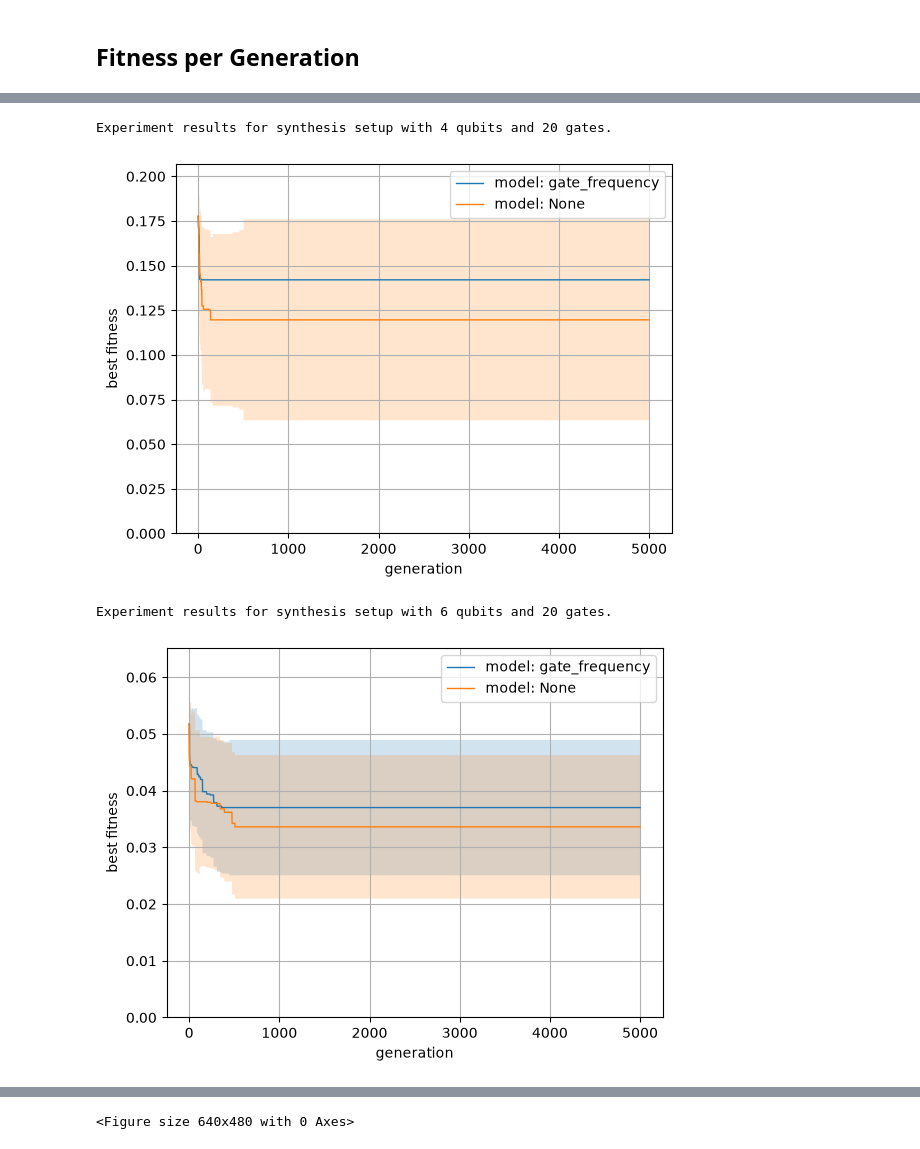
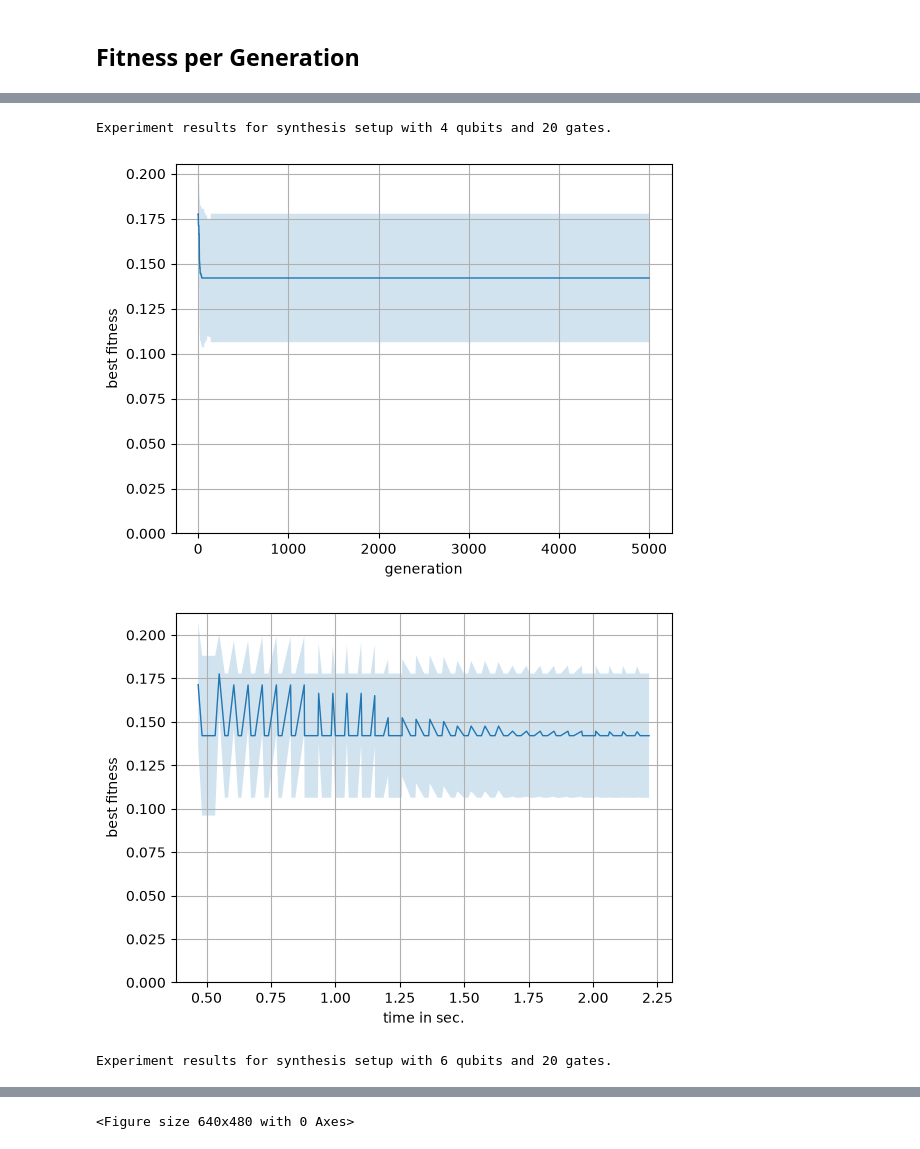
Before and after one commit to westoun/surrogate-assisted-qcs, a Jupyter notebook: evaluation/surrogate_assisted_qcs/analysis.ipynb, the cells around one changed output, grey strips where cells are left out. Drawn from its saved outputs; the diff is of its cells as text; code cells hidden in the pictures.

Commit message:
Group data by timestamp

```diff
--- a/evaluation/surrogate_assisted_qcs/analysis.ipynb
+++ b/evaluation/surrogate_assisted_qcs/analysis.ipynb
@@ -44,6 +44,7 @@ class Experiment:
     tag: str
     data_per_seed: List[pd.DataFrame]
     data_by_generation: pd.DataFrame
+    data_by_timestamp: pd.DataFrame
 
     def __hash__(self) -> str:
         key = f"{self.qubit_num}_{self.gate_count}_{self.model}_"
@@ -104,6 +105,7 @@ def load_experiments(results_dir: str = "results", min_generations: int = None)
             experiment_data = experiment_data.rename(columns={
                 column: column.strip().replace(" ", "_")
             })
+        enhance_data(experiment_data)
 
         experiment = Experiment(
             model=config["params"]["model"],
@@ -126,6 +128,7 @@ def load_experiments(results_dir: str = "results", min_generations: int = None)
 
             data_per_seed=[experiment_data],
             data_by_generation=None,
+            data_by_timestamp=None,
         )
 
         if experiment in experiments and experiment.seeds[0] in experiments[experiment].seeds:
@@ -166,5 +169,7 @@ def load_experiments(results_dir: str = "results", min_generations: int = None)
 
         experiment.data_by_generation = merge_by_generation(
             experiment.data_per_seed)
+        experiment.data_by_timestamp = merge_by_timestamp(
+            experiment.data_per_seed)
 
     return experiments
@@ -220,6 +293,39 @@ def plot_fitness_per_generation(experiments: List[Experiment], labels: List[str]
 
     plt.show()
     plt.clf()
+# %%
+def plot_fitness_per_timestamp(experiments: List[Experiment], labels: List[str], target_path: str = None, plot_std: bool = True, anchor_yaxis: bool = True) -> None:
+    ax = plt.subplot()
+
+    for experiment, label in zip(experiments, labels):
+        df = experiment.data_by_timestamp[:100]
+
+        ax.plot(df["cum_duration"], df["median_best_fitness"], label=label, linewidth=1)
+
+        if plot_std:
+            lower_bound = df["median_best_fitness"] - df["stdev_best_fitness"]
+            upper_bound = df["median_best_fitness"] + df["stdev_best_fitness"]
+            ax.fill_between(
+                df["cum_duration"], lower_bound, upper_bound, alpha=0.2
+            )
+
+    if anchor_yaxis:
+        ax.set_ylim(0)
+
+    ax.set_xlabel("time in sec.")
+
+    ax.set_ylabel("best fitness")
+
+    plt.grid()
+
+    if len(experiments) > 1:
+        plt.legend()
+
+    if target_path is not None:
+        plt.savefig(target_path, bbox_inches='tight')
+
+    plt.show()
+    plt.clf()
 # %% [markdown]
 ## Fitness per Generation
 # %%
@@ -236,26 +356,28 @@ Seed count per experiment:
 # %%
 qubit_nums = [experiment.qubit_num for experiment in experiments]
 qubit_nums = sorted(list(set(qubit_nums)))
 
 gate_counts = [experiment.gate_count for experiment in experiments]
 gate_counts = sorted(list(set(gate_counts)))
 
 for qubit_num in qubit_nums:
     for gate_count in gate_counts:
 
         rel_experiments = filter_experiments(experiments, filter_params={
             "qubit_num": qubit_num,
             "gate_count": gate_count
         })
 
         if len(rel_experiments) == 0:
             continue
 
         printb(f"Experiment results for synthesis setup with {qubit_num} qubits and {gate_count} gates.")
 
+        rel_experiments = rel_experiments[:1]
         plot_fitness_per_generation(rel_experiments, labels = [f"model: {experiment.model}" for experiment in rel_experiments])
+        plot_fitness_per_timestamp(rel_experiments, labels = [f"model: {experiment.model}" for experiment in rel_experiments])
 # %% [output]
 Experiment results for synthesis setup with 4 qubits and 20 gates.
-[figure, old version]
+[figure, new version]
+[figure, new version]
 Experiment results for synthesis setup with 6 qubits and 20 gates.
-[figure, old version]
```
Also changed, not shown: parts of 6 cells of this notebook.
